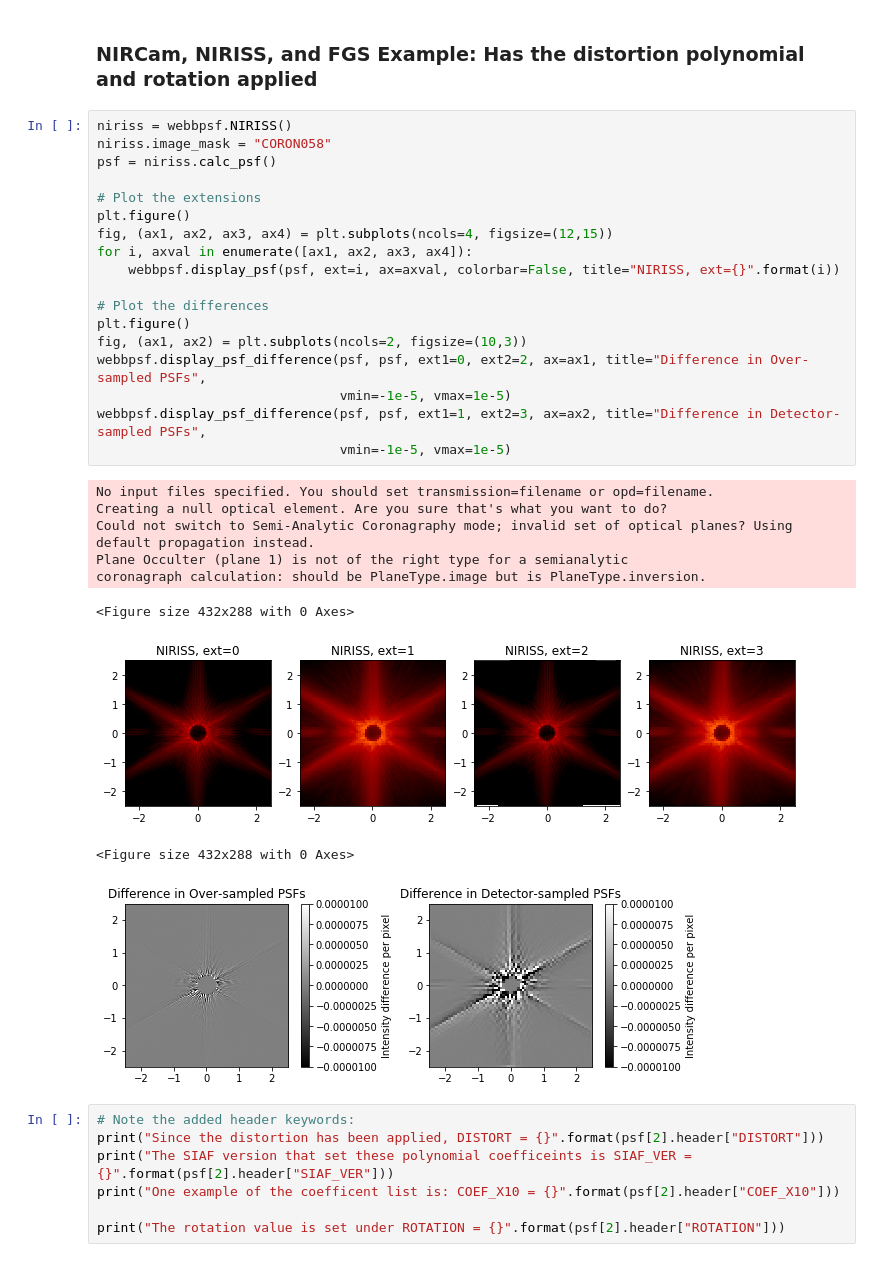
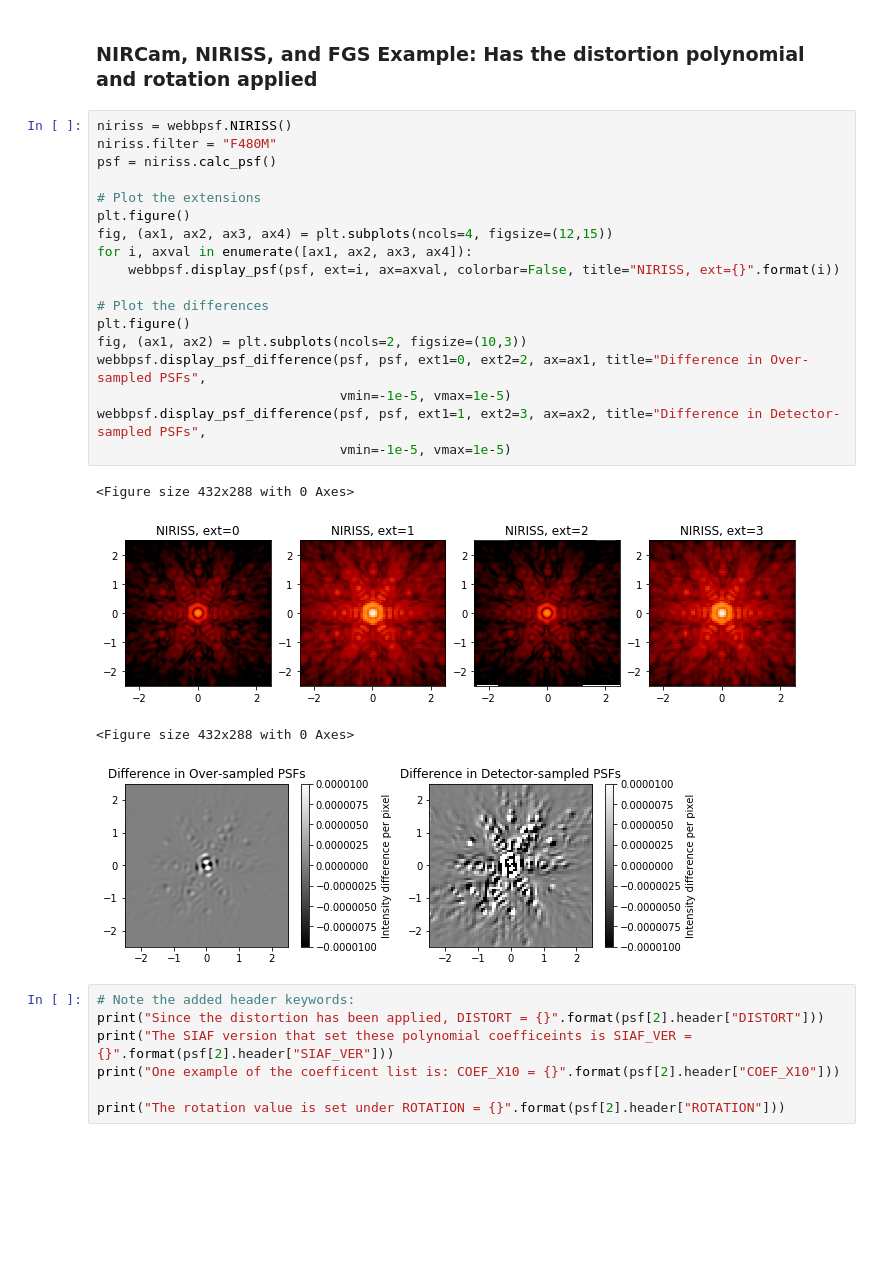
Before and after one commit to spacetelescope/webbpsf, a Jupyter notebook: notebooks/Distortion_examples.ipynb, the cells around one changed output. Saved outputs shown, nothing was run; the diff lists cells and outputs as text; blank space fills up the shorter version.

```diff
--- a/notebooks/Distortion_examples.ipynb
+++ b/notebooks/Distortion_examples.ipynb
@@ -137,31 +140,27 @@ Different JWST instruments require different distortions to be applied to them:
 ### NIRCam, NIRISS, and FGS Example: Has the distortion polynomial and rotation applied
 # %%
 niriss = webbpsf.NIRISS()
-niriss.image_mask = "CORON058"
+niriss.filter = "F480M"
 psf = niriss.calc_psf()
 
 # Plot the extensions
 plt.figure()
 fig, (ax1, ax2, ax3, ax4) = plt.subplots(ncols=4, figsize=(12,15))
 for i, axval in enumerate([ax1, ax2, ax3, ax4]):
     webbpsf.display_psf(psf, ext=i, ax=axval, colorbar=False, title="NIRISS, ext={}".format(i))
 
 # Plot the differences
 plt.figure()
 fig, (ax1, ax2) = plt.subplots(ncols=2, figsize=(10,3))
 webbpsf.display_psf_difference(psf, psf, ext1=0, ext2=2, ax=ax1, title="Difference in Over-sampled PSFs",
                                vmin=-1e-5, vmax=1e-5)
 webbpsf.display_psf_difference(psf, psf, ext1=1, ext2=3, ax=ax2, title="Difference in Detector-sampled PSFs",
                                vmin=-1e-5, vmax=1e-5)
 # %% [output]
-No input files specified. You should set transmission=filename or opd=filename.
-Creating a null optical element. Are you sure that's what you want to do?
-Could not switch to Semi-Analytic Coronagraphy mode; invalid set of optical planes? Using default propagation instead.
-Plane Occulter (plane 1) is not of the right type for a semianalytic                         coronagraph calculation: should be PlaneType.image but is PlaneType.inversion.
+<Figure size 432x288 with 0 Axes>
+[figure, new version]
 <Figure size 432x288 with 0 Axes>
-[figure, old version]
-<Figure size 432x288 with 0 Axes>
-[figure, old version]
+[figure, new version]
 # %%
 # Note the added header keywords:
 print("Since the distortion has been applied, DISTORT = {}".format(psf[2].header["DISTORT"]))
```
Also changed, not shown: parts of 4 cells of this notebook, 2 other files.
